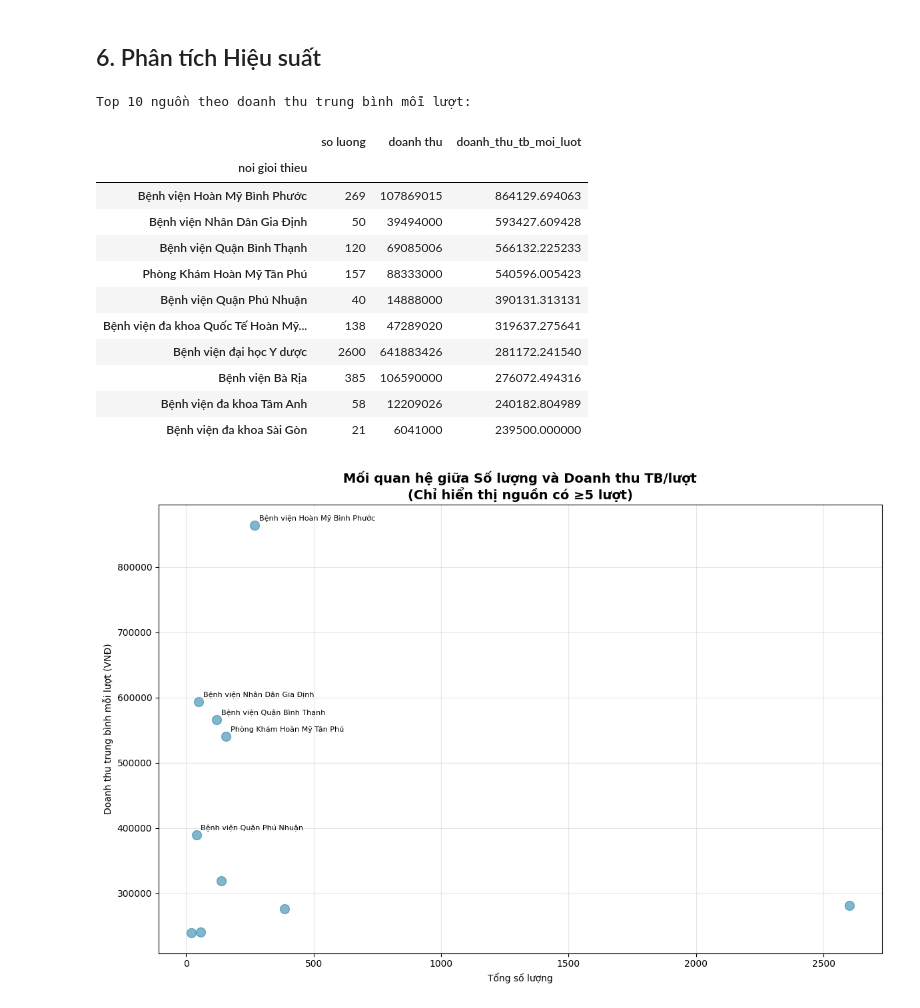
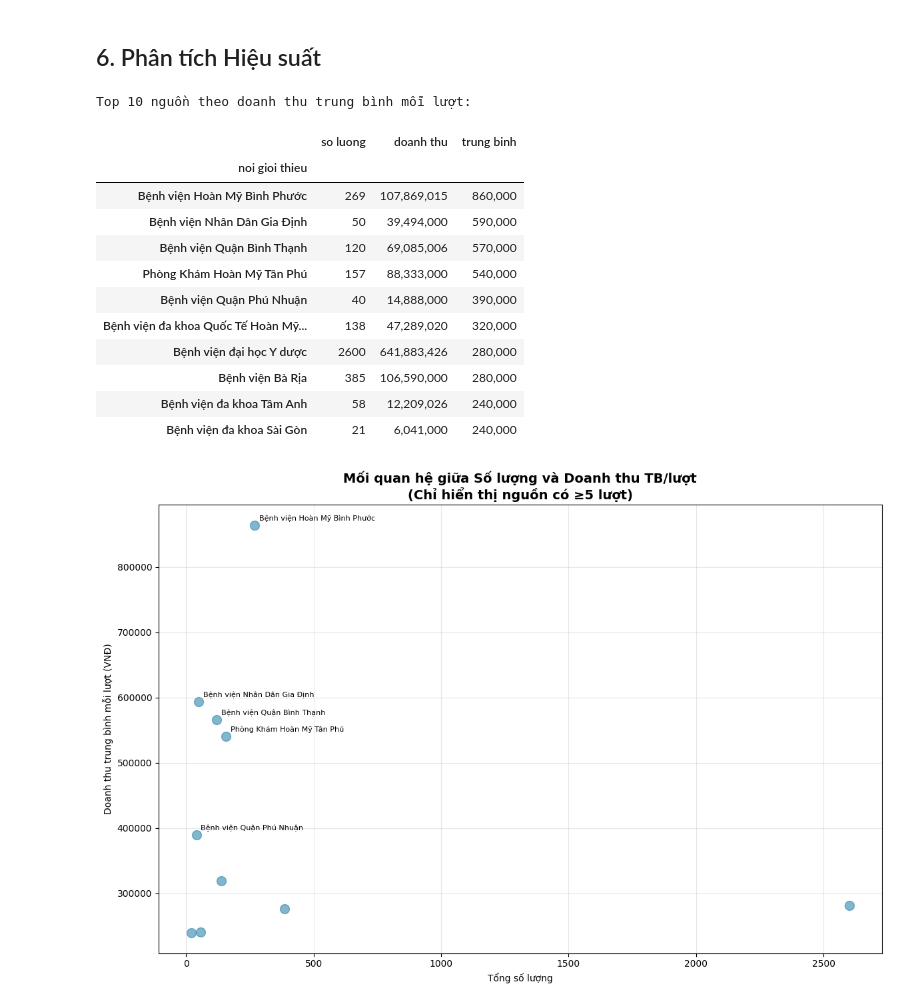
Before and after one commit to nguyendinhquocx/hmsg-doanh-thu-theo-nguon-gioi-thieu, a Jupyter notebook: phan_tich_doanh_thu.ipynb, the cells around one changed output. Cells and saved outputs as stored; diff of their text form; code cells hidden in the pictures.

```diff
--- a/phan_tich_doanh_thu.ipynb
+++ b/phan_tich_doanh_thu.ipynb
@@ -297,34 +287,39 @@ plt.show()
 ## 6. Phân tích Hiệu suất
 # %%
 # Tính doanh thu trung bình mỗi lượt
-df['doanh_thu_tb_moi_luot'] = df['doanh thu'] / df['so luong']
+df['trung binh'] = df['doanh thu'] / df['so luong']
 
 # Phân tích hiệu suất theo nguồn
 hieu_suat_nguon = df.groupby('noi gioi thieu').agg({
     'so luong': 'sum',
     'doanh thu': 'sum',
-    'doanh_thu_tb_moi_luot': 'mean'
-}).sort_values('doanh_thu_tb_moi_luot', ascending=False)
+    'trung binh': 'mean'
+}).sort_values('trung binh', ascending=False)
 
 print("Top 10 nguồn theo doanh thu trung bình mỗi lượt:")
 # Định dạng hiển thị để loại bỏ dấu thập phân trong cột số lượng
 display_df2 = hieu_suat_nguon.head(10).copy()
 display_df2['so luong'] = display_df2['so luong'].astype(int)
+
+# Format numbers with thousand separators
+display_df2['doanh thu'] = display_df2['doanh thu'].apply(lambda x: '{:,.0f}'.format(x))
+# Round average to nearest 10000 before formatting
+display_df2['trung binh'] = display_df2['trung binh'].apply(lambda x: '{:,.0f}'.format(round(x, -4)))
 display_df2
 # %% [output]
 Top 10 nguồn theo doanh thu trung bình mỗi lượt:
-|  | so luong | doanh thu | doanh_thu_tb_moi_luot |
+|  | so luong | doanh thu | trung binh |
 | noi gioi thieu |  |  |  |
-| Bệnh viện Hoàn Mỹ Bình Phước | 269 | 107869015 | 864129.694063 |
-| Bệnh viện Nhân Dân Gia Định | 50 | 39494000 | 593427.609428 |
-| Bệnh viện Quận Bình Thạnh | 120 | 69085006 | 566132.225233 |
-| Phòng Khám Hoàn Mỹ Tân Phú | 157 | 88333000 | 540596.005423 |
-| Bệnh viện Quận Phú Nhuận | 40 | 14888000 | 390131.313131 |
-| Bệnh viện đa khoa Quốc Tế Hoàn Mỹ... | 138 | 47289020 | 319637.275641 |
-| Bệnh viện đại học Y dược | 2600 | 641883426 | 281172.241540 |
-| Bệnh viện Bà Rịa | 385 | 106590000 | 276072.494316 |
-| Bệnh viện đa khoa Tâm Anh | 58 | 12209026 | 240182.804989 |
-| Bệnh viện đa khoa Sài Gòn | 21 | 6041000 | 239500.000000 |
+| Bệnh viện Hoàn Mỹ Bình Phước | 269 | 107,869,015 | 860,000 |
+| Bệnh viện Nhân Dân Gia Định | 50 | 39,494,000 | 590,000 |
+| Bệnh viện Quận Bình Thạnh | 120 | 69,085,006 | 570,000 |
+| Phòng Khám Hoàn Mỹ Tân Phú | 157 | 88,333,000 | 540,000 |
+| Bệnh viện Quận Phú Nhuận | 40 | 14,888,000 | 390,000 |
+| Bệnh viện đa khoa Quốc Tế Hoàn Mỹ... | 138 | 47,289,020 | 320,000 |
+| Bệnh viện đại học Y dược | 2600 | 641,883,426 | 280,000 |
+| Bệnh viện Bà Rịa | 385 | 106,590,000 | 280,000 |
+| Bệnh viện đa khoa Tâm Anh | 58 | 12,209,026 | 240,000 |
+| Bệnh viện đa khoa Sài Gòn | 21 | 6,041,000 | 240,000 |
 # %%
 # Biểu đồ scatter: Số lượng vs Doanh thu trung bình
 plt.figure(figsize=(12, 8))
```
Also changed, not shown: parts of 4 cells of this notebook.
